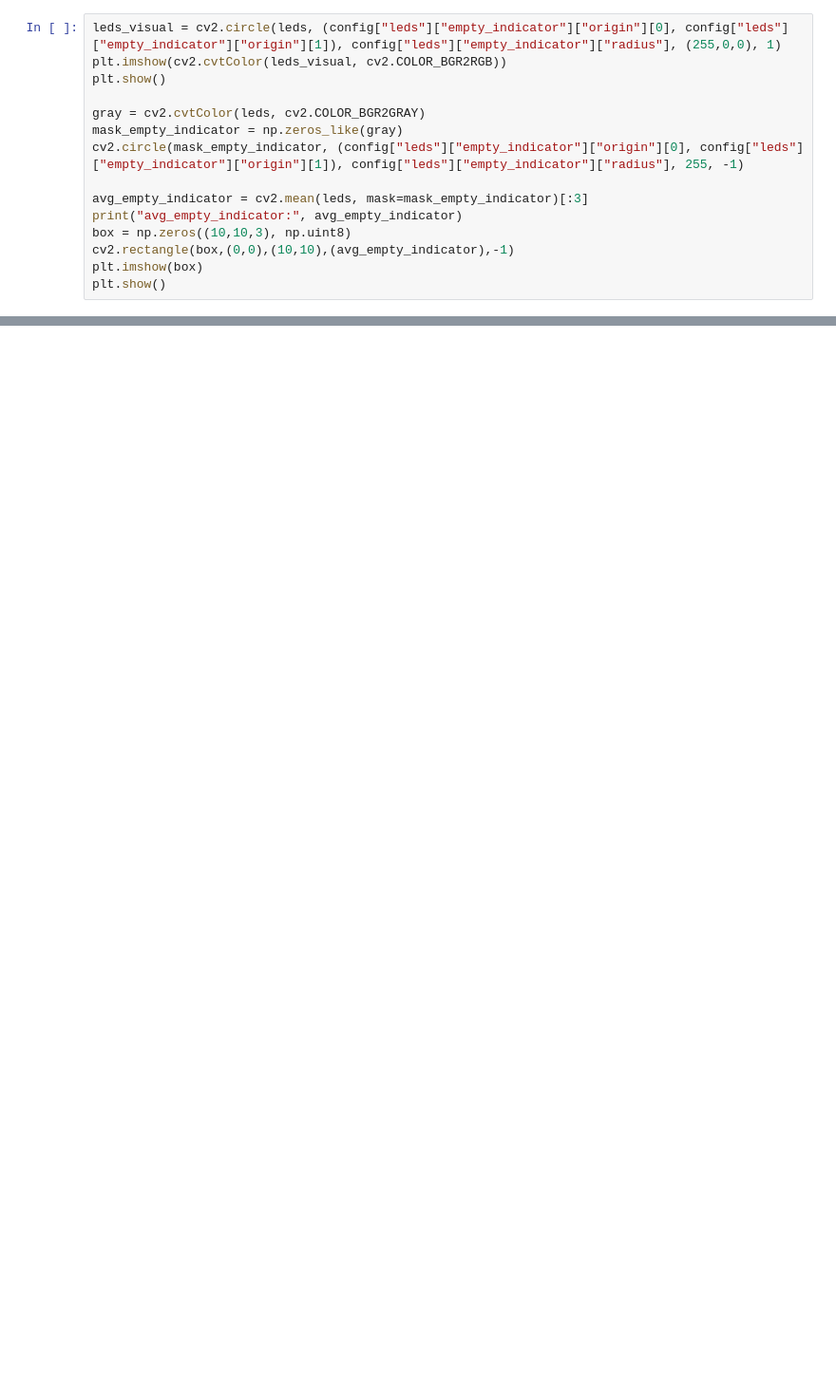
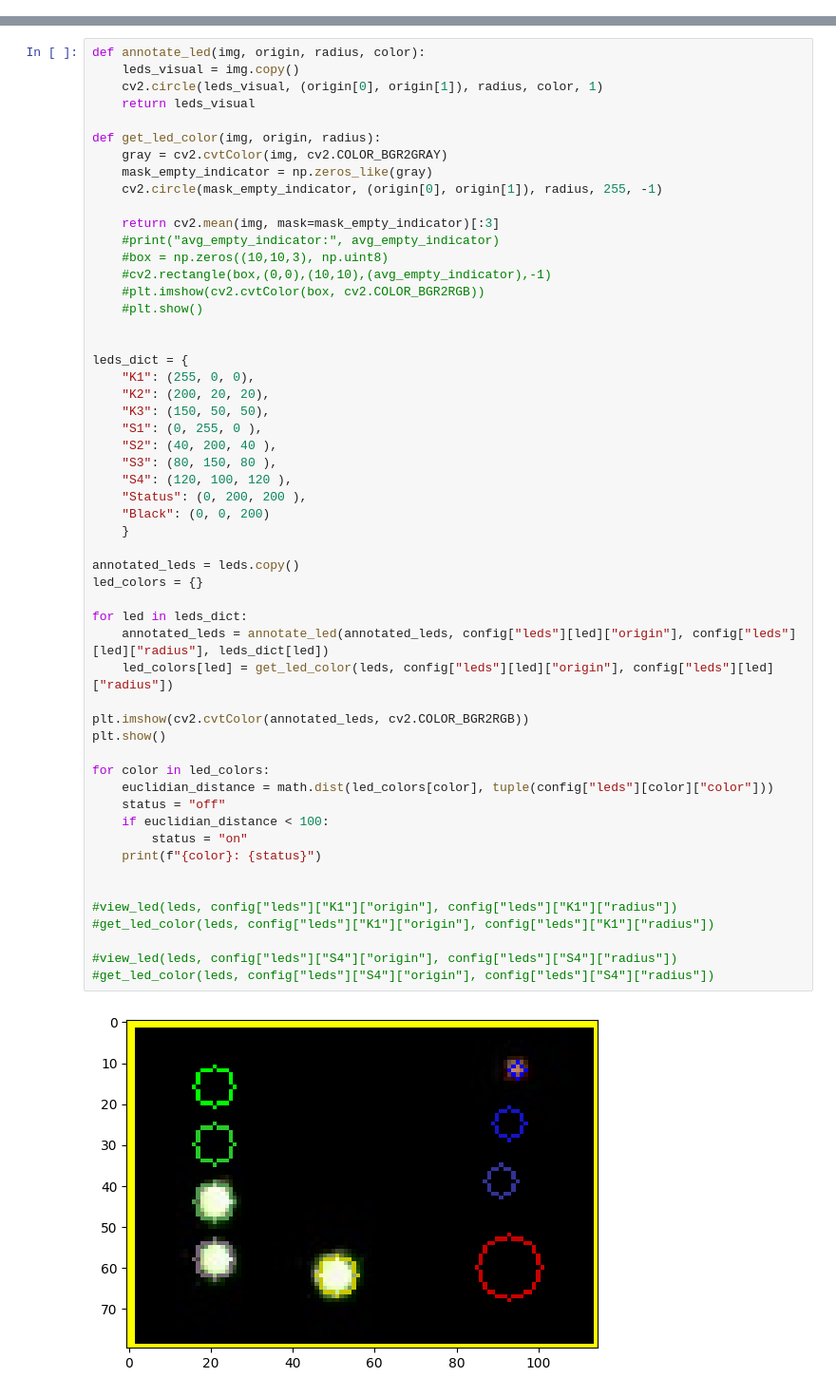
Before and after one commit to lsilberbauer/rpi_pool_cam, a Jupyter notebook: regions_of_interest_definition.ipynb, the cells around one changed output, grey strips where cells are left out. Shown at 95% size. Cells and saved outputs as stored; diff of their text form; blank space fills up the shorter version.

```diff
--- a/regions_of_interest_definition.ipynb
+++ b/regions_of_interest_definition.ipynb
@@ -51,15 +52,0 @@ plt.show()
-# %%
-leds_visual = cv2.circle(leds, (config["leds"]["empty_indicator"]["origin"][0], config["leds"]["empty_indicator"]["origin"][1]), config["leds"]["empty_indicator"]["radius"], (255,0,0), 1)
-plt.imshow(cv2.cvtColor(leds_visual, cv2.COLOR_BGR2RGB))
-plt.show()
-
-gray = cv2.cvtColor(leds, cv2.COLOR_BGR2GRAY)
-mask_empty_indicator = np.zeros_like(gray)
-cv2.circle(mask_empty_indicator, (config["leds"]["empty_indicator"]["origin"][0], config["leds"]["empty_indicator"]["origin"][1]), config["leds"]["empty_indicator"]["radius"], 255, -1)
-
-avg_empty_indicator = cv2.mean(leds, mask=mask_empty_indicator)[:3]
-print("avg_empty_indicator:", avg_empty_indicator)
-box = np.zeros((10,10,3), np.uint8)
-cv2.rectangle(box,(0,0),(10,10),(avg_empty_indicator),-1)
-plt.imshow(box)
-plt.show()
@@ -69,0 +53,56 @@ avg_empty_indicator: (182.0816326530612, 119.42857142857142, 139.12244897959184)
+# %%
+def annotate_led(img, origin, radius, color):
+    leds_visual = img.copy()
+    cv2.circle(leds_visual, (origin[0], origin[1]), radius, color, 1)
+    return leds_visual
+
+def get_led_color(img, origin, radius):
+    gray = cv2.cvtColor(img, cv2.COLOR_BGR2GRAY)
+    mask_empty_indicator = np.zeros_like(gray)
+    cv2.circle(mask_empty_indicator, (origin[0], origin[1]), radius, 255, -1)
+
+    return cv2.mean(img, mask=mask_empty_indicator)[:3]
+    #print("avg_empty_indicator:", avg_empty_indicator)
+    #box = np.zeros((10,10,3), np.uint8)
+    #cv2.rectangle(box,(0,0),(10,10),(avg_empty_indicator),-1)
+    #plt.imshow(cv2.cvtColor(box, cv2.COLOR_BGR2RGB))
+    #plt.show()
+
+
+leds_dict = {
+    "K1": (255, 0, 0),
+    "K2": (200, 20, 20),
+    "K3": (150, 50, 50),
+    "S1": (0, 255, 0 ),
+    "S2": (40, 200, 40 ),
+    "S3": (80, 150, 80 ),
+    "S4": (120, 100, 120 ),
+    "Status": (0, 200, 200 ),
+    "Black": (0, 0, 200)
+    }
+
+annotated_leds = leds.copy()
+led_colors = {}
+
+for led in leds_dict:
+    annotated_leds = annotate_led(annotated_leds, config["leds"][led]["origin"], config["leds"][led]["radius"], leds_dict[led])
+    led_colors[led] = get_led_color(leds, config["leds"][led]["origin"], config["leds"][led]["radius"])
+
+plt.imshow(cv2.cvtColor(annotated_leds, cv2.COLOR_BGR2RGB))
+plt.show()
+
+for color in led_colors:
+    euclidian_distance = math.dist(led_colors[color], tuple(config["leds"][color]["color"]))
+    status = "off"
+    if euclidian_distance < 100:
+        status = "on"
+    print(f"{color}: {status}")
+
+
+#view_led(leds, config["leds"]["K1"]["origin"], config["leds"]["K1"]["radius"])
+#get_led_color(leds, config["leds"]["K1"]["origin"], config["leds"]["K1"]["radius"])
+
+#view_led(leds, config["leds"]["S4"]["origin"], config["leds"]["S4"]["radius"])
+#get_led_color(leds, config["leds"]["S4"]["origin"], config["leds"]["S4"]["radius"])
+# %% [output]
+[figure, added]
```
Also changed, not shown: parts of 4 cells of this notebook, 5 other files.
